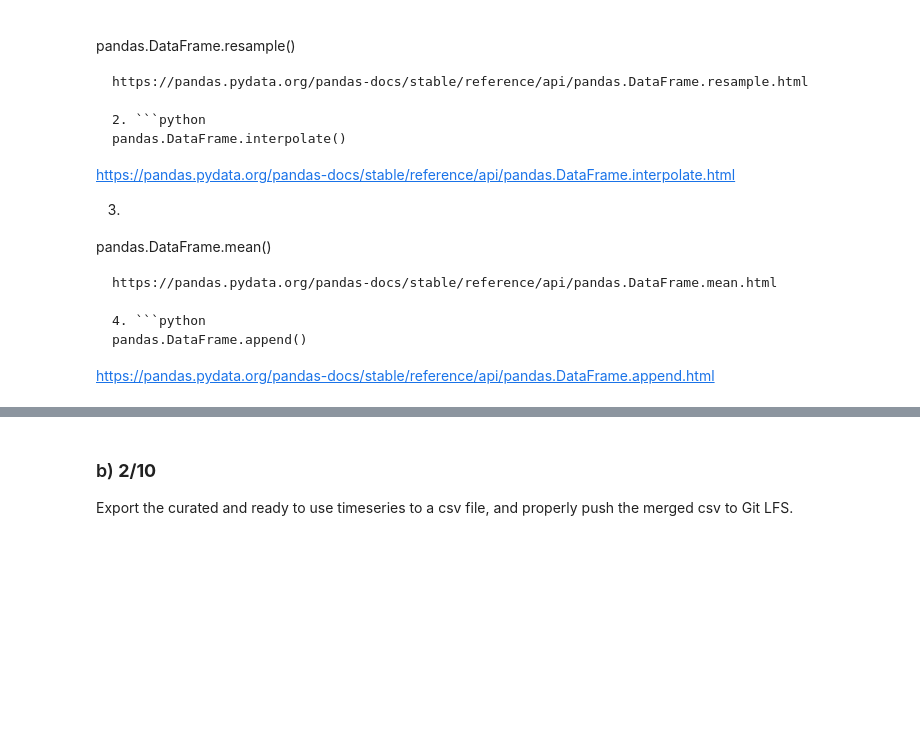
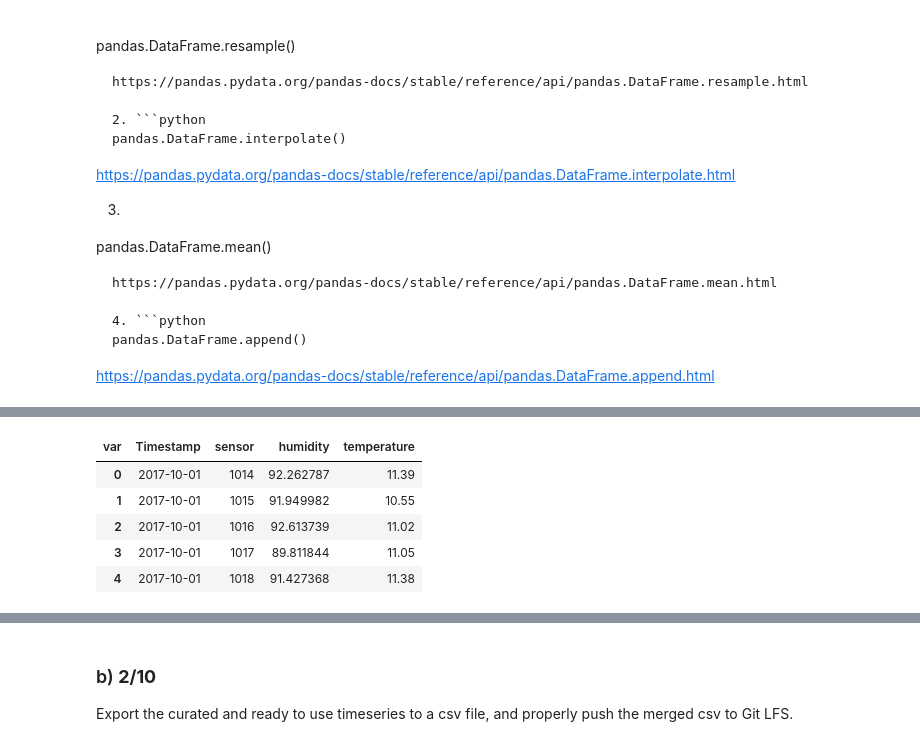
Before and after one commit to ayman-mezghani/dslab-hw1-Data_Science_with_CO2, a Jupyter notebook: notebooks/DSLab-homework1.ipynb, the cells around one changed output, grey strips where cells are left out. Saved outputs shown, nothing was run; the diff lists cells and outputs as text; code cells hidden in the pictures; blank space fills up the shorter version.

```diff
--- a/notebooks/DSLab-homework1.ipynb
+++ b/notebooks/DSLab-homework1.ipynb
@@ -125,3 +167,12 @@ melted['variable'] = melted['variable'].apply(lambda s: s.split('.'))
 melted[['sensor','var']] = pd.DataFrame(melted.variable.tolist(), index= melted.index)
 melted = melted[['Timestamp','value','sensor','var']]
 melted = melted.pivot(index=['Timestamp','sensor'], columns='var', values='value').reset_index()
+# %%
+melted.head()
+# %% [output]
+| var | Timestamp | sensor | humidity | temperature |
+| 0 | 2017-10-01 | 1014 | 92.262787 | 11.39 |
+| 1 | 2017-10-01 | 1015 | 91.949982 | 10.55 |
+| 2 | 2017-10-01 | 1016 | 92.613739 | 11.02 |
+| 3 | 2017-10-01 | 1017 | 89.811844 | 11.05 |
+| 4 | 2017-10-01 | 1018 | 91.427368 | 11.38 |
```
Also changed, not shown: parts of 21 cells of this notebook.
